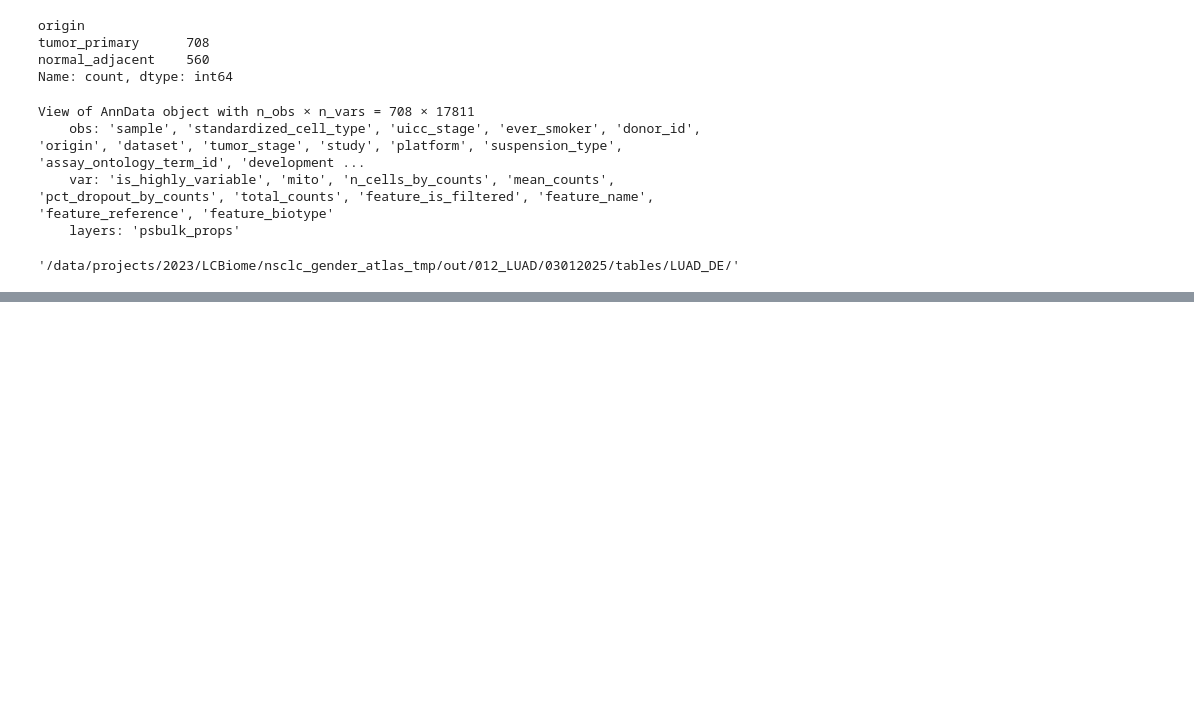
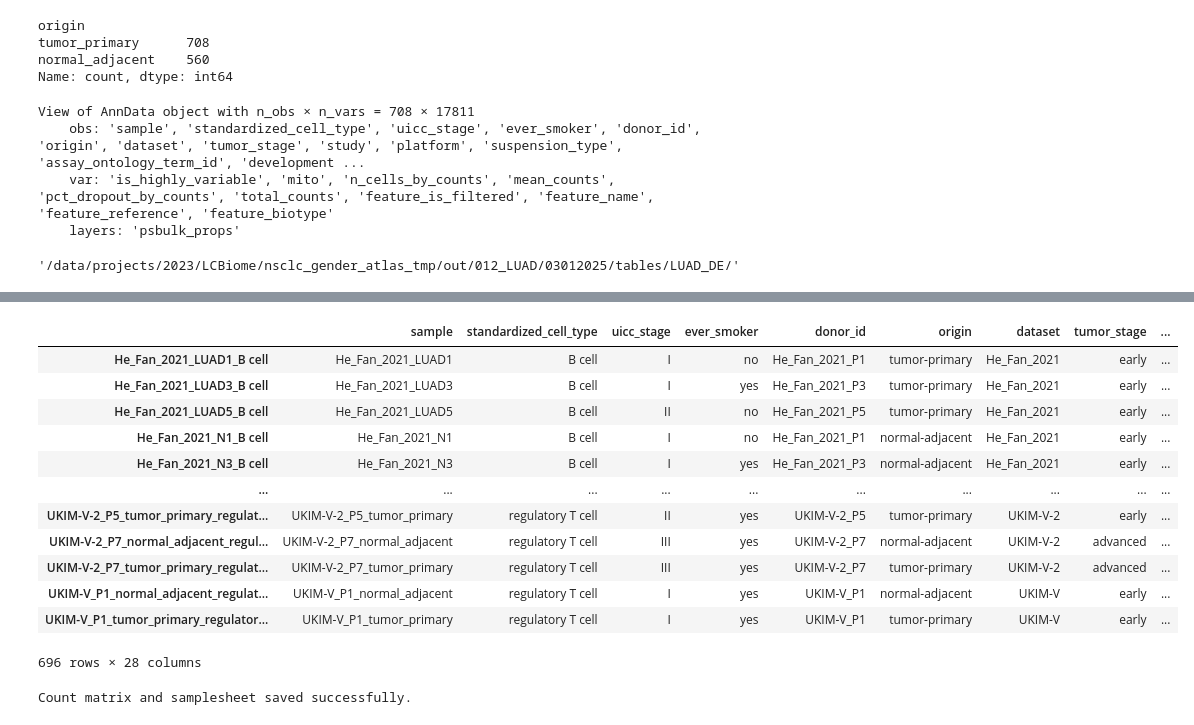
Before and after one commit to ErikaKvalem/NSCLC_gender_2023, a Jupyter notebook: 02-scripts/012_LUAD/93_LUAD_DE.ipynb, the cells around one changed output, grey strips where cells are left out. Cells and saved outputs as stored; diff of their text form; code cells hidden in the pictures; blank space fills up the shorter version.

```diff
--- a/02-scripts/012_LUAD/93_LUAD_DE.ipynb
+++ b/02-scripts/012_LUAD/93_LUAD_DE.ipynb
@@ -593,0 +996,63 @@ print("PDF with all volcano plots saved as 'volcano_plots_all_cell_types.pdf'")
+# %%
+pdata_tumor_normal_female.obs
+# %% [output]
+|  | sample | standardized_cell_type | uicc_stage | ever_smoker | donor_id | origin | dataset | tumor_stage | ... |
+| He_Fan_2021_LUAD1_B cell | He_Fan_2021_LUAD1 | B cell | I | no | He_Fan_2021_P1 | tumor-primary | He_Fan_2021 | early | ... |
+| He_Fan_2021_LUAD3_B cell | He_Fan_2021_LUAD3 | B cell | I | yes | He_Fan_2021_P3 | tumor-primary | He_Fan_2021 | early | ... |
+| He_Fan_2021_LUAD5_B cell | He_Fan_2021_LUAD5 | B cell | II | no | He_Fan_2021_P5 | tumor-primary | He_Fan_2021 | early | ... |
+| He_Fan_2021_N1_B cell | He_Fan_2021_N1 | B cell | I | no | He_Fan_2021_P1 | normal-adjacent | He_Fan_2021 | early | ... |
+| He_Fan_2021_N3_B cell | He_Fan_2021_N3 | B cell | I | yes | He_Fan_2021_P3 | normal-adjacent | He_Fan_2021 | early | ... |
+| ... | ... | ... | ... | ... | ... | ... | ... | ... | ... |
+| UKIM-V-2_P5_tumor_primary_regulat... | UKIM-V-2_P5_tumor_primary | regulatory T cell | II | yes | UKIM-V-2_P5 | tumor-primary | UKIM-V-2 | early | ... |
+| UKIM-V-2_P7_normal_adjacent_regul... | UKIM-V-2_P7_normal_adjacent | regulatory T cell | III | yes | UKIM-V-2_P7 | normal-adjacent | UKIM-V-2 | advanced | ... |
+| UKIM-V-2_P7_tumor_primary_regulat... | UKIM-V-2_P7_tumor_primary | regulatory T cell | III | yes | UKIM-V-2_P7 | tumor-primary | UKIM-V-2 | advanced | ... |
+| UKIM-V_P1_normal_adjacent_regulat... | UKIM-V_P1_normal_adjacent | regulatory T cell | I | yes | UKIM-V_P1 | normal-adjacent | UKIM-V | early | ... |
+| UKIM-V_P1_tumor_primary_regulator... | UKIM-V_P1_tumor_primary | regulatory T cell | I | yes | UKIM-V_P1 | tumor-primary | UKIM-V | early | ... |
+696 rows × 28 columns
+# %%
+import pandas as pd
+import scanpy as sc
+
+def extract_b_cell_data(adata, gender):
+    """
+    Extracts B cell data from an AnnData object and returns count matrix and metadata.
+
+    Parameters:
+        adata (AnnData): The AnnData object
+        gender (str): Gender label for samples ("female" or "male")
+
+    Returns:
+        count_matrix (pd.DataFrame): Gene expression matrix
+        samplesheet (pd.DataFrame): Metadata for each sample
+    """
+    # Subset to only B cells
+    b_cell_adata = adata[adata.obs["standardized_cell_type"] == "B cell"].copy()
+
+    # Extract count matrix (assuming raw counts are stored in .X or .layers["counts"])
+    count_matrix = pd.DataFrame(
+        b_cell_adata.X.A if isinstance(b_cell_adata.X, np.matrix) else b_cell_adata.X,
+        index=b_cell_adata.obs_names,
+        columns=b_cell_adata.var_names
+    )
+
+    # Extract metadata for the samplesheet
+    samplesheet = b_cell_adata.obs.copy()
+    samplesheet["gender"] = gender  # Add gender column
+
+    return count_matrix, samplesheet
+
+# Process female and male datasets
+count_matrix_female, samplesheet_female = extract_b_cell_data(pdata_tumor_normal_female, "female")
+count_matrix_male, samplesheet_male = extract_b_cell_data(pdata_tumor_normal_male, "male")
+
+# Combine results from both genders
+final_count_matrix = pd.concat([count_matrix_female, count_matrix_male], axis=0)
+final_samplesheet = pd.concat([samplesheet_female, samplesheet_male], axis=0)
+
+# Save to CSV
+final_count_matrix.T.to_csv("B_cell_count_matrix.csv")
+final_samplesheet.to_csv("B_cell_samplesheet.csv")
+
+print("Count matrix and samplesheet saved successfully.")
+# %% [output]
+Count matrix and samplesheet saved successfully.
```
Also changed, not shown: parts of 20 cells of this notebook, 3 other files.
